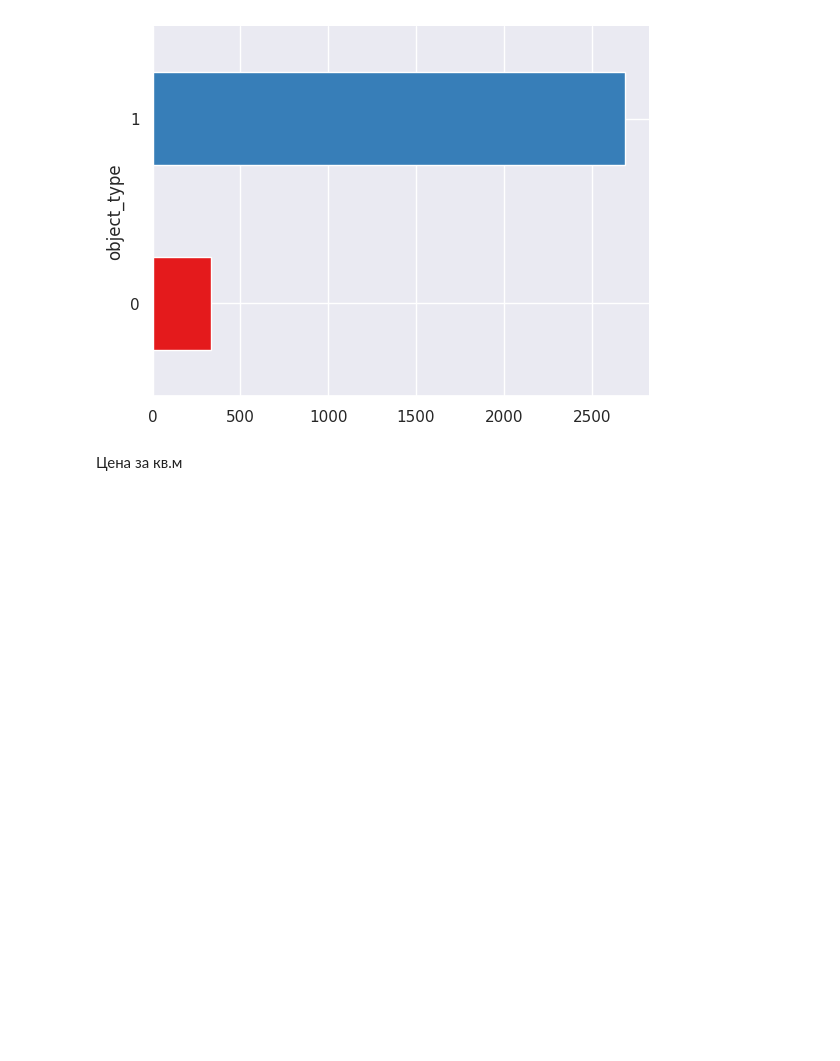
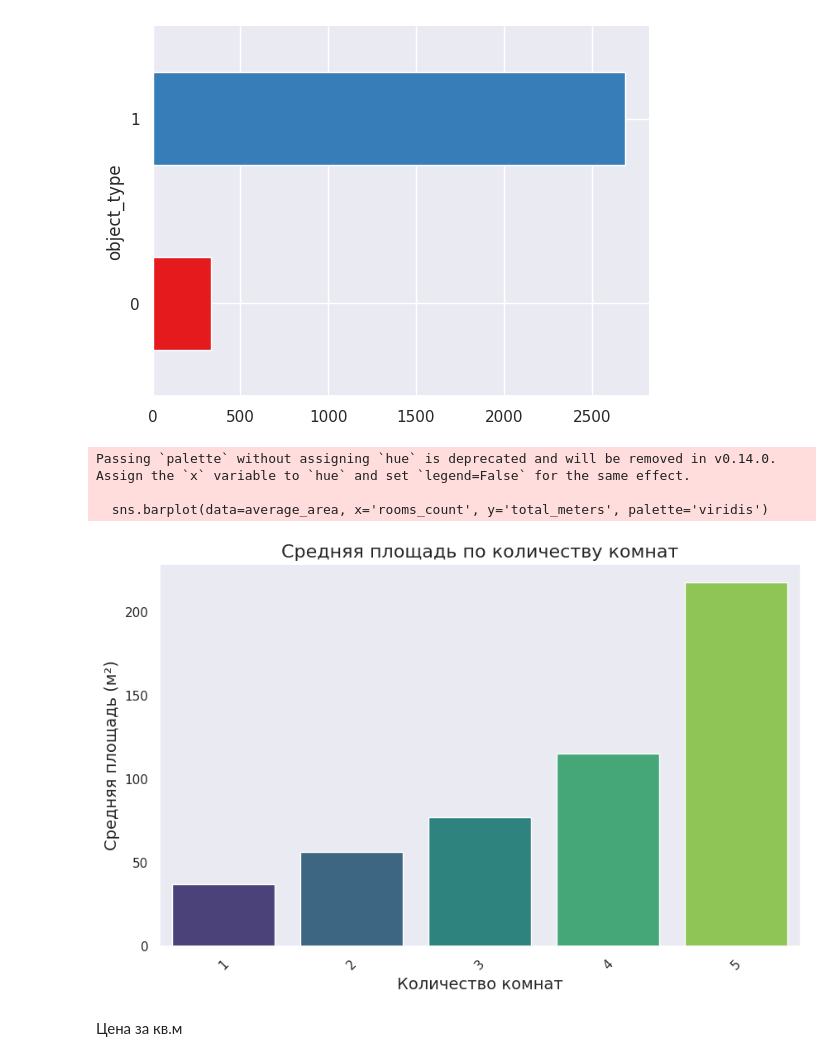
Before and after one commit to Tema13379/cian_progect, a Jupyter notebook: home.ipynb, the cells around one changed output. Drawn from its saved outputs; the diff is of its cells as text; code cells hidden in the pictures; blank space fills up the shorter version.

```diff
--- a/home.ipynb
+++ b/home.ipynb
@@ -993,6 +848,21 @@ df.groupby('object_type').size().plot(kind='barh', color=sns.palettes.mpl_palett
 plt.gca().spines[['top', 'right',]].set_visible(False)
 # %% [output]
 [figure]
+# %%
+average_area = df.groupby('rooms_count')['total_meters'].mean().reset_index()
+plt.figure(figsize=(10, 6))
+sns.barplot(data=average_area, x='rooms_count', y='total_meters', palette='viridis')
+plt.title('Средняя площадь по количеству комнат', fontsize=16)
+plt.xlabel('Количество комнат', fontsize=14)
+plt.ylabel('Средняя площадь (м²)', fontsize=14)
+plt.xticks(rotation=45)
+plt.grid(axis='y')
+plt.show()
+# %% [output]
+Passing `palette` without assigning `hue` is deprecated and will be removed in v0.14.0. Assign the `x` variable to `hue` and set `legend=False` for the same effect.
+
+  sns.barplot(data=average_area, x='rooms_count', y='total_meters', palette='viridis')
+[figure, added]
 # %% [markdown]
 Цена за кв.м
 # %%
```
Also changed, not shown: parts of 40 cells of this notebook.
